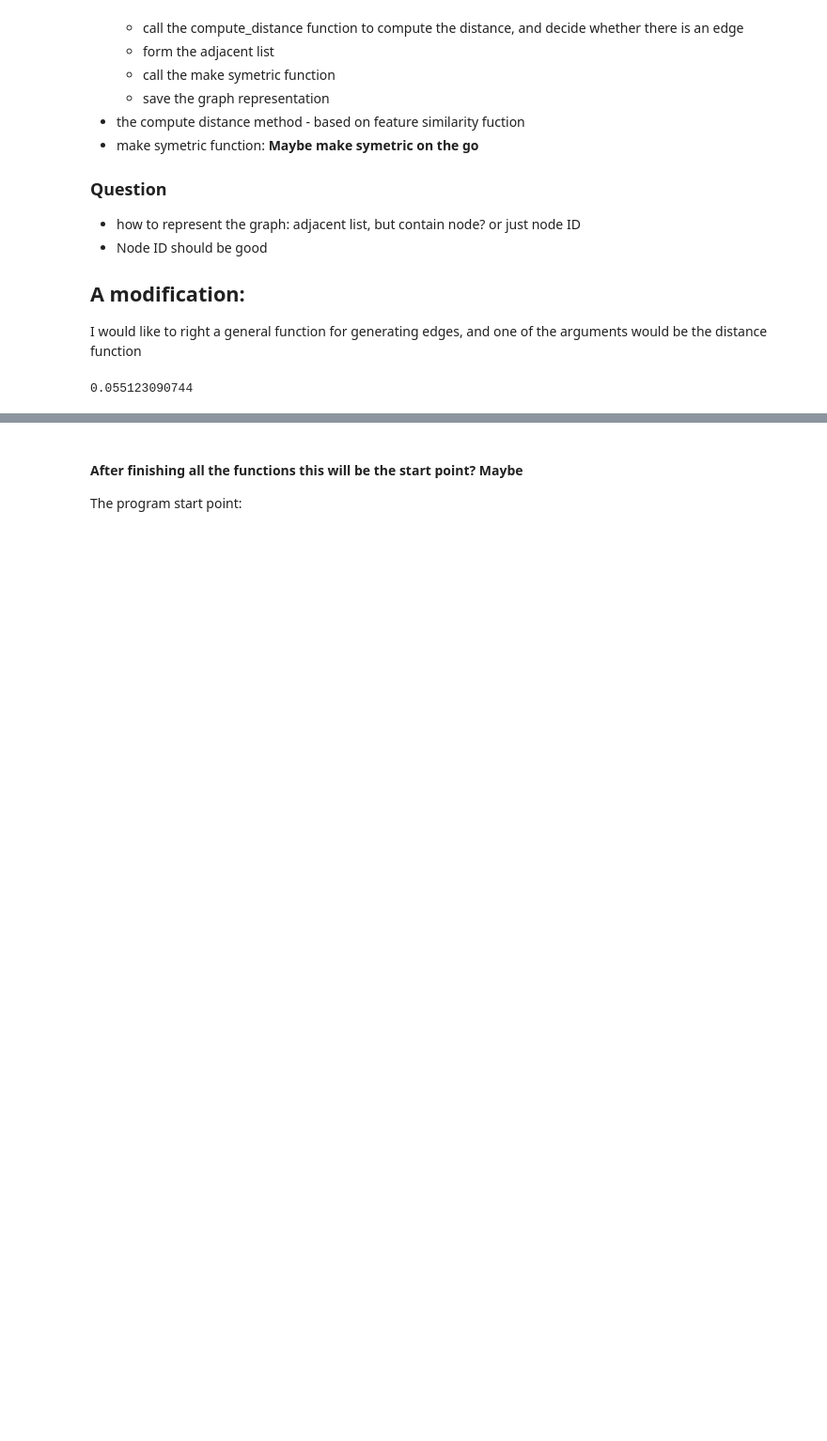
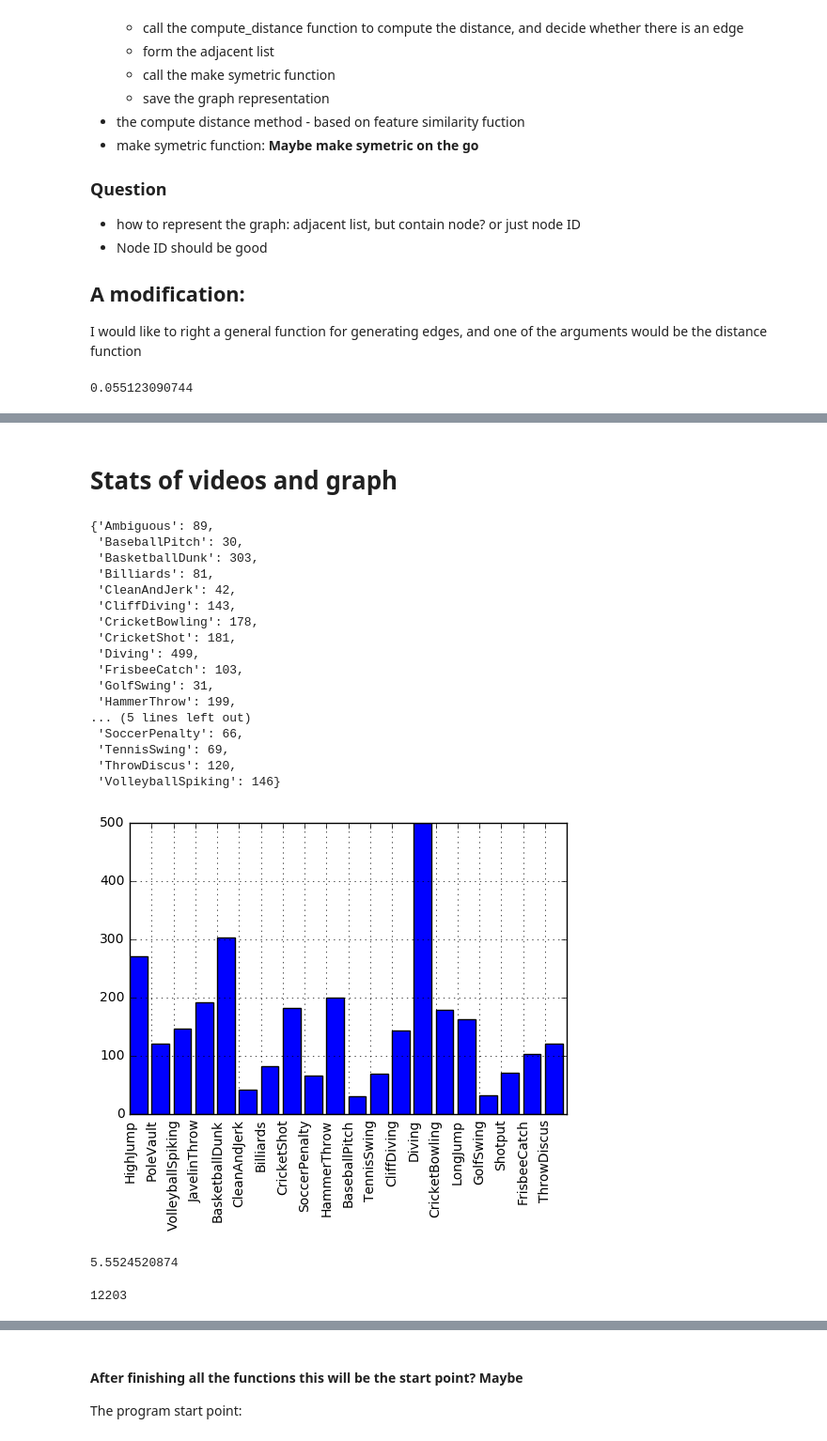
Before and after one commit to KevKeyingLi/VideoActionRecognition, a Jupyter notebook: notebook/Generating Nodes.ipynb, the cells around one changed output, grey strips where cells are left out. Shown at 94% size. Cells and saved outputs as stored; diff of their text form; code cells hidden in the pictures; blank space fills up the shorter version.

Commit message:
add a few stats and charts

```diff
--- a/notebook/Generating Nodes.ipynb
+++ b/notebook/Generating Nodes.ipynb
@@ -640,0 +778,48 @@ def build_edge(node_list, distance_function, topK) # top K
+# %% [markdown]
+# Stats of videos and graph
+# %%
+# The label of videos
+categories = sorted(list(set([x[2] for x in tLabelList])))
+count = dict([(x,0) for x in categories])
+for label in tLabelList:
+    count[label[2]] +=1
+pprint(count)
+
+import matplotlib.pyplot as plt
+D=count
+del(D['Ambiguous'])
+plt.bar(range(len(D)), D.values())# ,align='center'
+plt.xticks(range(len(D)), D.keys(), rotation='vertical')
+plt.grid()
+plt.show()
+# %% [output]
+{'Ambiguous': 89,
+ 'BaseballPitch': 30,
+ 'BasketballDunk': 303,
+ 'Billiards': 81,
+ 'CleanAndJerk': 42,
+ 'CliffDiving': 143,
+ 'CricketBowling': 178,
+ 'CricketShot': 181,
+ 'Diving': 499,
+ 'FrisbeeCatch': 103,
+ 'GolfSwing': 31,
+ 'HammerThrow': 199,
+... (5 lines left out)
+ 'SoccerPenalty': 66,
+ 'TennisSwing': 69,
+ 'ThrowDiscus': 120,
+ 'VolleyballSpiking': 146}
+[figure, added]
+# %%
+import node_generator
+cPFile = open(BASE_DIR+"validation_video_nodes.p", 'rb')
+t = time.time()
+all_nodes = cPickle.load(cPFile)
+print time.time()-t
+# %% [output]
+5.5524520874
+# %%
+len(all_nodes)
+# %% [output]
+12203
```
Also changed, not shown: parts of 30 cells of this notebook.
